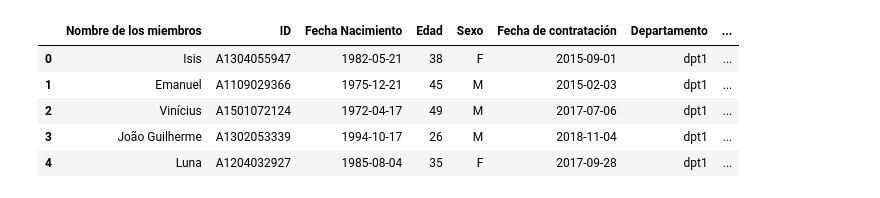
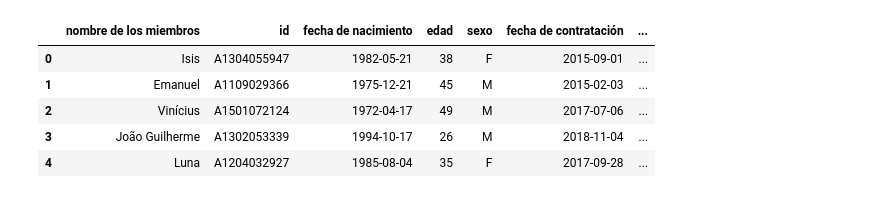
Before and after one commit to rrjmr2004/repositorio-henry, a Jupyter notebook: ejemplo.ipynb, the cells around one changed output. Saved outputs shown, nothing was run; the diff lists cells and outputs as text; code cells hidden in the pictures.

```diff
--- a/ejemplo.ipynb
+++ b/ejemplo.ipynb
@@ -26,4 +59,4 @@ df.head()
 # %%
-df = df.drop(columns=['Status do Integrante', 'Fecha salida'], axis=1)
+datos_transformados['integrantes'] = datos_transformados['integrantes'].drop(columns=['status_do_integrante', 'fecha_salida'], axis=1)
 # %%
-df['Registro de desempeño'] = df['Registro de desempeño'].replace({'Arriba' : 'Arriba de lo esperado'})
+datos_transformados['integrantes']['registro_de_desempeño'] = datos_transformados['integrantes']['registro_de_desempeño'].replace({'Arriba' : 'Arriba de lo esperado'})
@@ -41,13 +63,13 @@ df['Salario-Cargo'] = df['Salario-Cargo'].str.strip()
 # %%
-df[['Salario', 'Cargo']] = df['Salario-Cargo'].str.split('-', expand=True)
+datos_transformados['integrantes'][['Salario', 'Cargo']] = datos_transformados['integrantes']['salario-cargo'].str.split('-', expand=True)
 # %%
-df = df.drop(columns=['Salario-Cargo'], axis=1)
+datos_transformados['integrantes'] = datos_transformados['integrantes'].drop(columns=['salario-cargo'], axis=1)
 # %%
-df.head()
+datos_transformados['integrantes'].head()
 # %% [output]
-|  | Nombre de los miembros | ID | Fecha Nacimiento | Edad | Sexo | Fecha de contratación | Departamento | ... |
-| 0 | Isis | A1304055947 | 1982-05-21 | 38 | F | 2015-09-01 | dpt1 | ... |
-| 1 | Emanuel | A1109029366 | 1975-12-21 | 45 | M | 2015-02-03 | dpt1 | ... |
-| 2 | Vinícius | A1501072124 | 1972-04-17 | 49 | M | 2017-07-06 | dpt1 | ... |
-| 3 | João Guilherme | A1302053339 | 1994-10-17 | 26 | M | 2018-11-04 | dpt1 | ... |
-| 4 | Luna | A1204032927 | 1985-08-04 | 35 | F | 2017-09-28 | dpt1 | ... |
+|  | nombre de los miembros | id | fecha de nacimiento | edad | sexo | fecha de contratación | ... |
+| 0 | Isis | A1304055947 | 1982-05-21 | 38 | F | 2015-09-01 | ... |
+| 1 | Emanuel | A1109029366 | 1975-12-21 | 45 | M | 2015-02-03 | ... |
+| 2 | Vinícius | A1501072124 | 1972-04-17 | 49 | M | 2017-07-06 | ... |
+| 3 | João Guilherme | A1302053339 | 1994-10-17 | 26 | M | 2018-11-04 | ... |
+| 4 | Luna | A1204032927 | 1985-08-04 | 35 | F | 2017-09-28 | ... |
```
Also changed, not shown: parts of 16 cells of this notebook, 1 other file.
